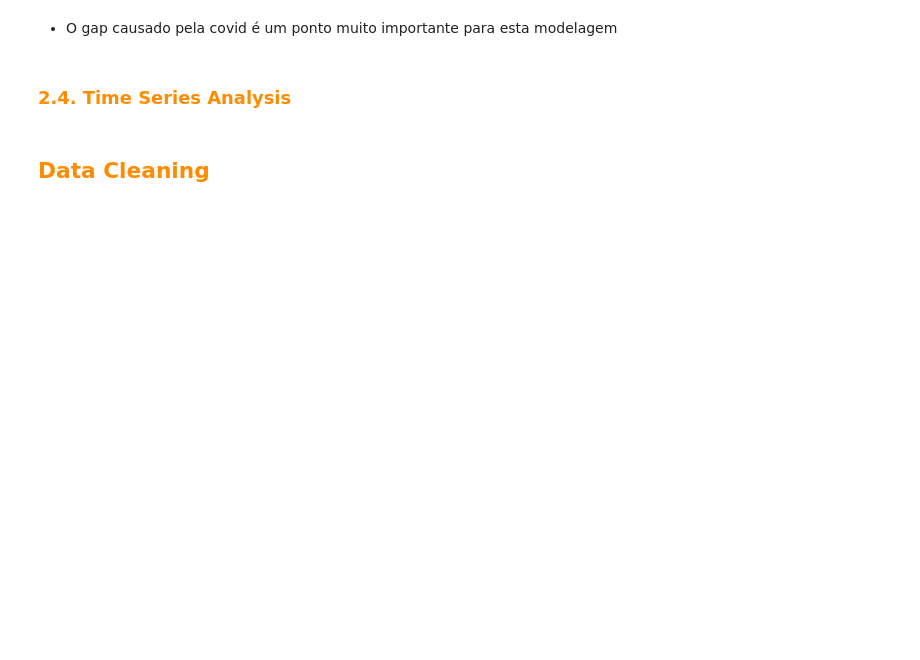
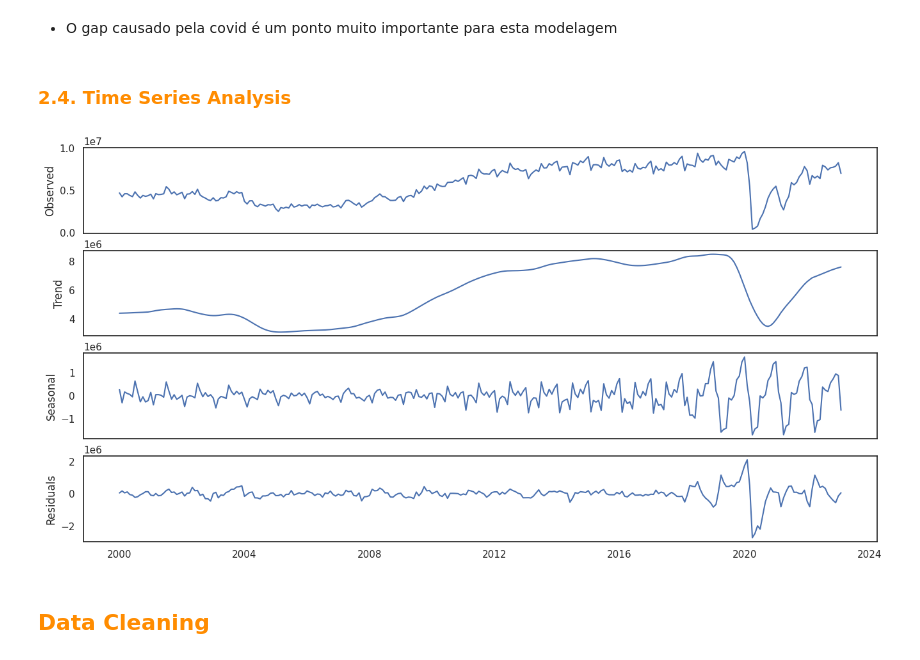
Before and after one commit to jlcunha/passenger_forecast, a Jupyter notebook: notebooks/modelo.ipynb, the cells around one changed output. Saved outputs shown, nothing was run; the diff lists cells and outputs as text; code cells hidden in the pictures; blank space fills up the shorter version.

```diff
--- a/notebooks/modelo.ipynb
+++ b/notebooks/modelo.ipynb
@@ -469,19 +534,21 @@ import math
 # %%
 decomp = STL(time_series, period=12).fit()
 
 fig, (ax1, ax2, ax3, ax4) = plt.subplots(nrows=4, ncols=1, sharex=True)
 
 ax1.plot(decomp.observed)
 ax1.set_ylabel('Observed')
 
 ax2.plot(decomp.trend)
 ax2.set_ylabel('Trend')
 
-ax plot(decomp.seasonal)
-ax set_ylabel('Seasonal')
+ax3.plot(decomp.seasonal)
+ax3.set_ylabel('Seasonal')
 
 ax4.plot(decomp.resid)
 ax4.set_ylabel('Residuals');
+# %% [output]
+[figure, added]
 # %% [markdown]
 ## <font color='darkorange'>    Data Cleaning
 # %%
```
Also changed, not shown: parts of 74 cells of this notebook, 5 other files.
